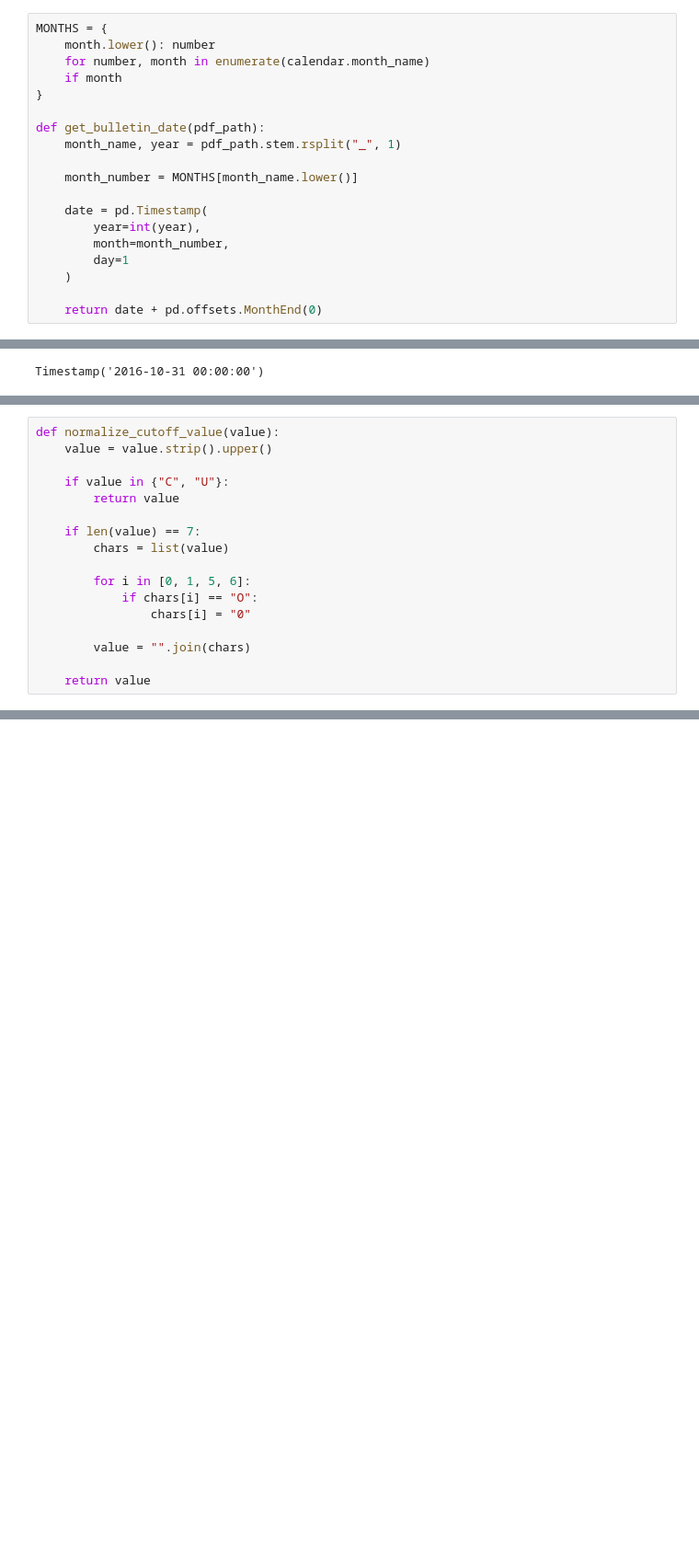
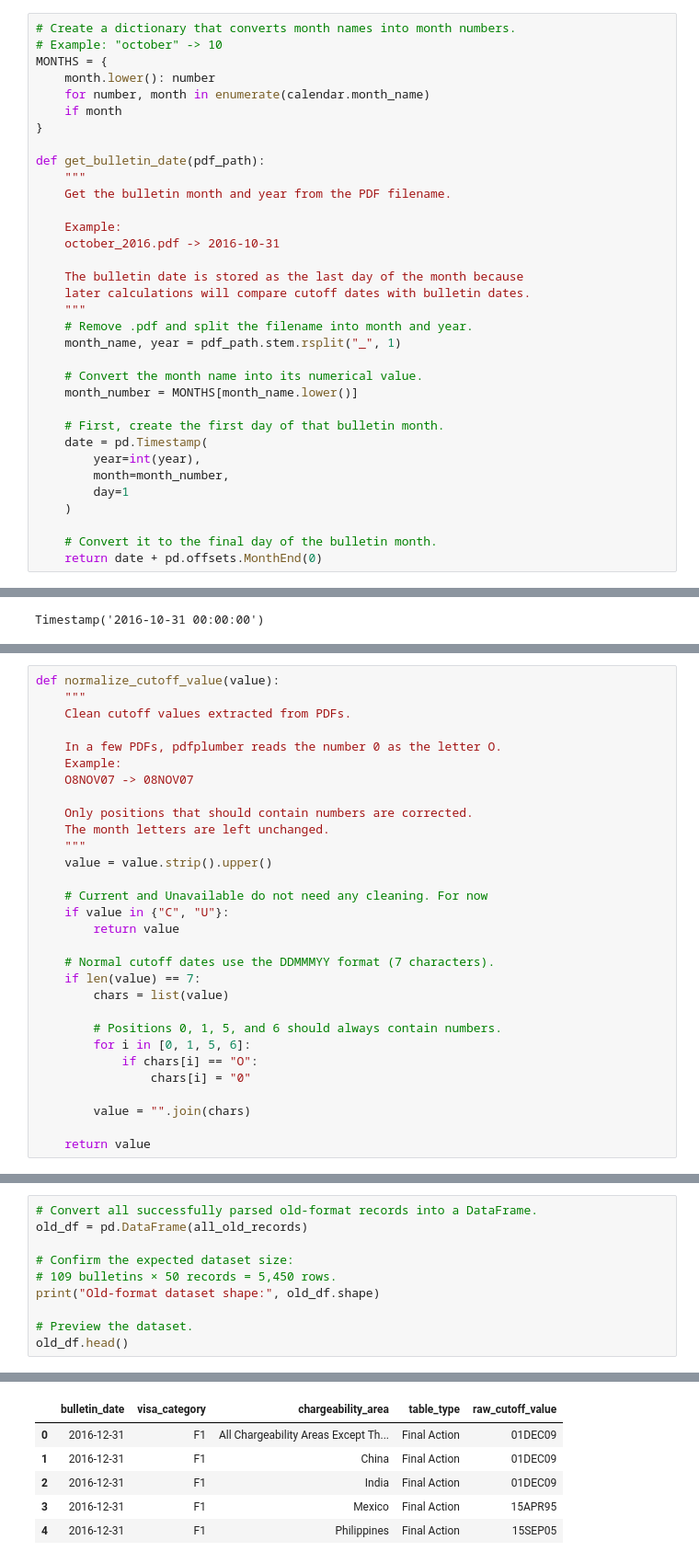
Before and after one commit to stak-k/visa-bulletin-project, a Jupyter notebook: notebooks/02_parse_visa_bulletins.ipynb, the cells around one changed output, grey strips where cells are left out. Shown at 92% size. Drawn from its saved outputs; the diff is of its cells as text; blank space fills up the shorter version.

```diff
--- a/notebooks/02_parse_visa_bulletins.ipynb
+++ b/notebooks/02_parse_visa_bulletins.ipynb
@@ -38,5 +58,7 @@ ROW_PATTERN = re.compile(
 )
 # %%
+# Create a dictionary that converts month names into month numbers.
+# Example: "october" -> 10
 MONTHS = {
     month.lower(): number
     for number, month in enumerate(calendar.month_name)
@@ -44,16 +66,29 @@ MONTHS = {
 }
 
 def get_bulletin_date(pdf_path):
+    """
+    Get the bulletin month and year from the PDF filename.
+
+    Example:
+    october_2016.pdf -> 2016-10-31
+
+    The bulletin date is stored as the last day of the month because
+    later calculations will compare cutoff dates with bulletin dates.
+    """
+    # Remove .pdf and split the filename into month and year.
     month_name, year = pdf_path.stem.rsplit("_", 1)
 
+    # Convert the month name into its numerical value.
     month_number = MONTHS[month_name.lower()]
 
+    # First, create the first day of that bulletin month.
     date = pd.Timestamp(
         year=int(year),
         month=month_number,
         day=1
     )
 
+    # Convert it to the final day of the bulletin month.
     return date + pd.offsets.MonthEnd(0)
 # %%
 #test
@@ -124,13 +100,26 @@ def parse_old_format(pdf_path):
 # %%
 def normalize_cutoff_value(value):
+    """
+    Clean cutoff values extracted from PDFs.
+
+    In a few PDFs, pdfplumber reads the number 0 as the letter O.
+    Example:
+    O8NOV07 -> 08NOV07
+
+    Only positions that should contain numbers are corrected.
+    The month letters are left unchanged.
+    """
     value = value.strip().upper()
 
+    # Current and Unavailable do not need any cleaning. For now
     if value in {"C", "U"}:
         return value
 
+    # Normal cutoff dates use the DDMMMYY format (7 characters).
     if len(value) == 7:
         chars = list(value)
 
+        # Positions 0, 1, 5, and 6 should always contain numbers.
         for i in [0, 1, 5, 6]:
             if chars[i] == "O":
                 chars[i] = "0"
@@ -226,0 +327,11 @@ pd.DataFrame(all_old_records)
+# %%
+# Convert all successfully parsed old-format records into a DataFrame.
+old_df = pd.DataFrame(all_old_records)
+
+# Confirm the expected dataset size:
+# 109 bulletins × 50 records = 5,450 rows.
+print("Old-format dataset shape:", old_df.shape)
+
+# Preview the dataset.
+old_df.head()
+# %% [output]
@@ -226,0 +339,6 @@ pd.DataFrame(all_old_records)
+|  | bulletin_date | visa_category | chargeability_area | table_type | raw_cutoff_value |
+| 0 | 2016-12-31 | F1 | All Chargeability Areas Except Th... | Final Action | 01DEC09 |
+| 1 | 2016-12-31 | F1 | China | Final Action | 01DEC09 |
+| 2 | 2016-12-31 | F1 | India | Final Action | 01DEC09 |
+| 3 | 2016-12-31 | F1 | Mexico | Final Action | 15APR95 |
+| 4 | 2016-12-31 | F1 | Philippines | Final Action | 15SEP05 |
```
Also changed, not shown: parts of 28 cells of this notebook, 2 other files.
